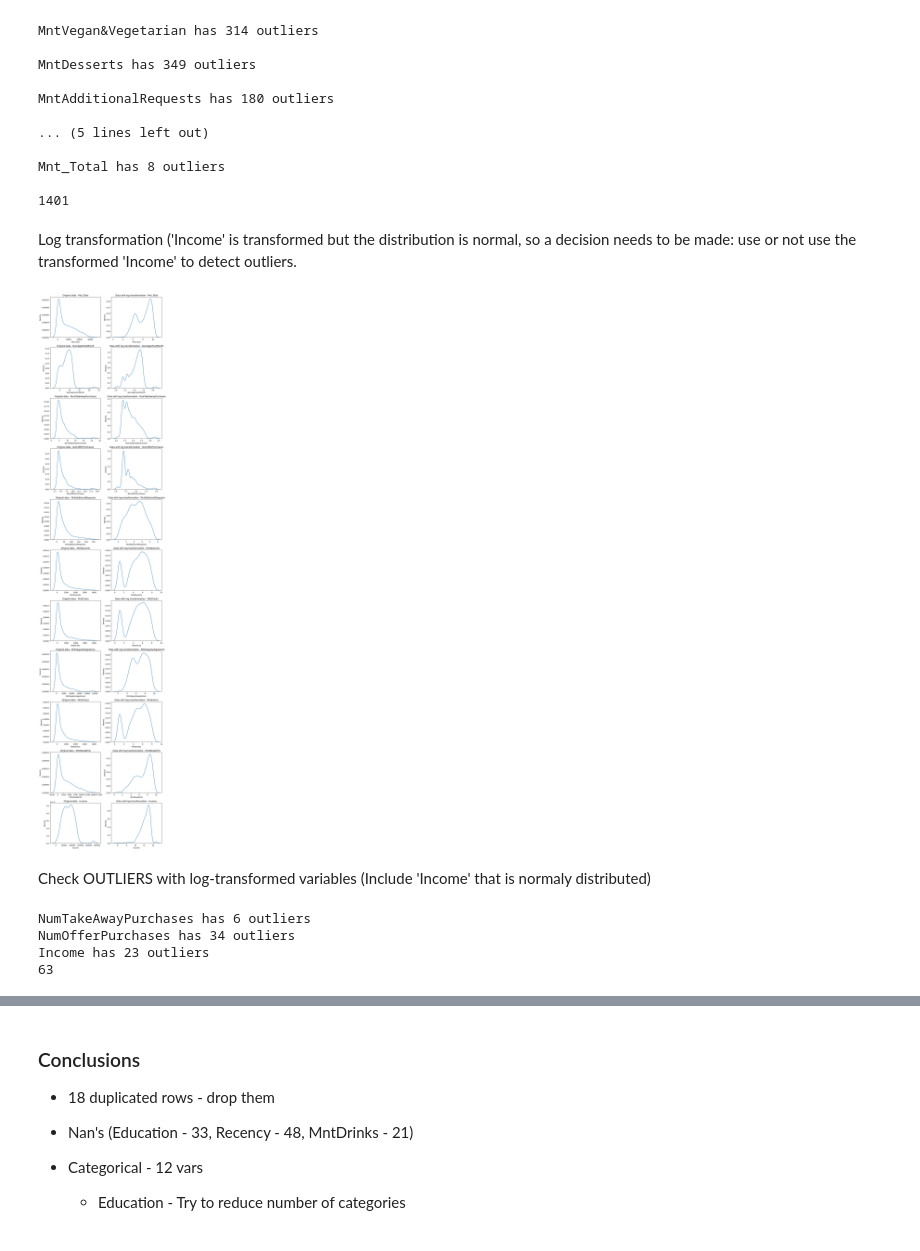
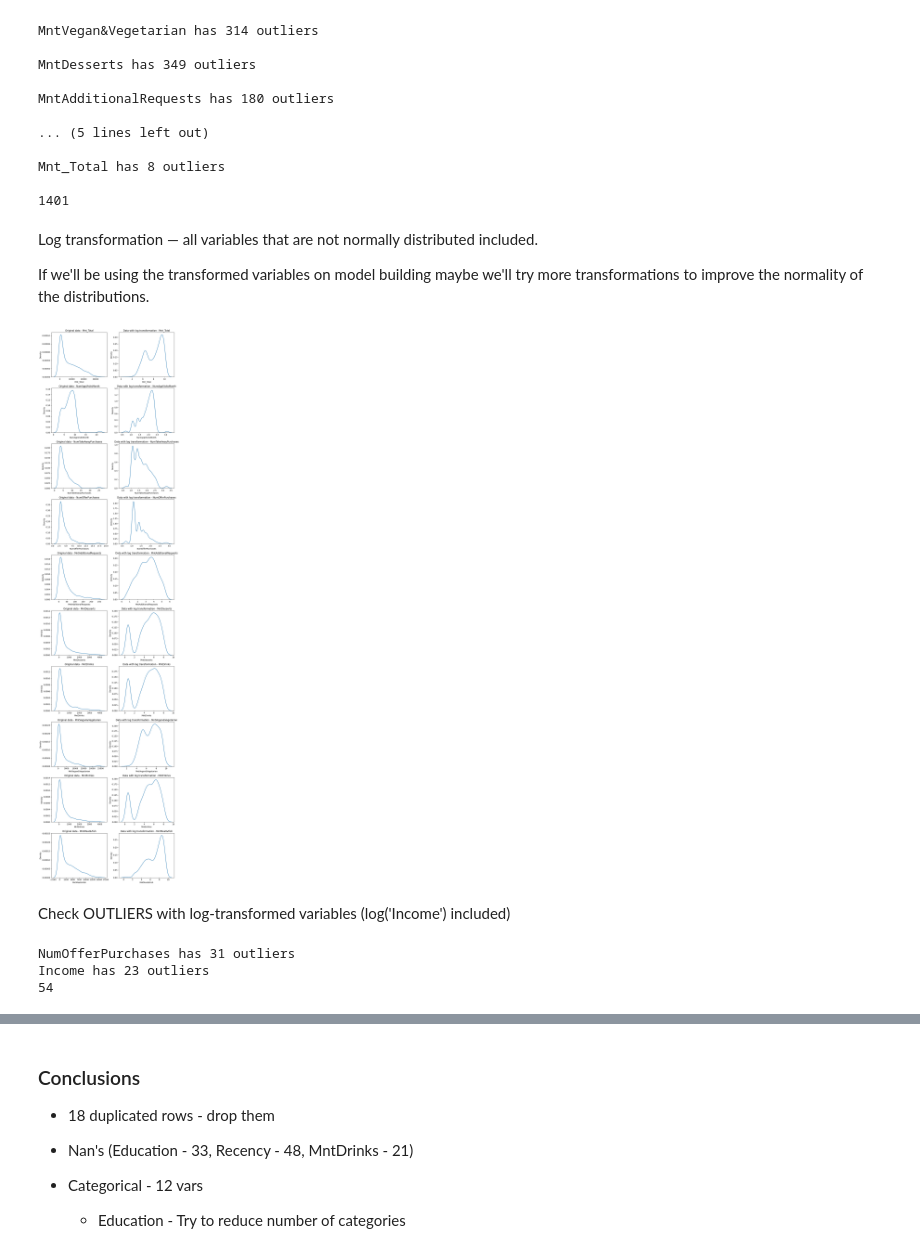
Before and after one commit to EFSA-Jedi-Group/Data-Science-and-ML, a Jupyter notebook: Project 2/Deliverables/DSML_202223_Predictive_Group21_Notebook_COPY.ipynb, the cells around one changed output, grey strips where cells are left out. Saved outputs shown, nothing was run; the diff lists cells and outputs as text; code cells hidden in the pictures.

```diff
--- a/Project 2/Deliverables/DSML_202223_Predictive_Group21_Notebook_COPY.ipynb
+++ b/Project 2/Deliverables/DSML_202223_Predictive_Group21_Notebook_COPY.ipynb
@@ -22,6 +29,7 @@ Data Imports
 # %%
-train = pd.read_excel('/content/Data-Science-and-ML/Project 2/Data/historical.xlsx')
-test= pd.read_excel('/content/Data-Science-and-ML/Project 2/Data/predict.xlsx')
+train = pd.read_excel(r"historical.xlsx")
+
+test= pd.read_excel(r"predict.xlsx")
 
 train.set_index('CustomerID', inplace = True)
 test.set_index('CustomerID', inplace = True)
@@ -260,37 +265,39 @@ MntAdditionalRequests has 180 outliers
 Mnt_Total has 8 outliers
 
 1401
-# %% [markdown]
-Log transformation ('Income' is transformed but the distribution is normal, so a decision needs to be made: use or not use the transformed 'Income' to detect outliers.
+# %% [markdown]
+Log transformation — all variables that are not normally distributed included.
+
+If we'll be using the transformed variables on model building maybe we'll try more transformations to improve the normality of the distributions.
 # %%
 vars_to_log = ['Mnt_Total', 'NumAppVisitsMonth', 'NumTakeAwayPurchases', 'NumOfferPurchases', 'MntAdditionalRequests', 'MntDesserts', 'MntDrinks',
-               'MntVegan&Vegetarian', 'MntEntries', 'MntMeat&Fish', 'Income']
+               'MntVegan&Vegetarian', 'MntEntries', 'MntMeat&Fish']
 
 fig, axs = plt.subplots(len(vars_to_log), 2, figsize=(10, 4 * len(vars_to_log))) # len(vars_to_log) == the number of rows in the subplot grid which is == to the length of the list
 
 log_transformed_vars = []
 
 for i, var in enumerate(vars_to_log):
     x = numeric[var]
 
     log_trans = np.log(x)
     log_transformed_vars.append(log_trans)
 
     # Original data
     sns.kdeplot(x, ax=axs[i, 0])
     axs[i, 0].set_title(f'Original data - {var}')
 
     # Transformed data
     sns.kdeplot(log_trans, ax=axs[i, 1])
     axs[i, 1].set_title(f'Data with log transformation - {var}')
 
 # Adjusting layout
 plt.tight_layout()
 plt.show()
 # %% [output]
-[figure, old version]
+[figure, new version]
 # %% [markdown]
-Check OUTLIERS with log-transformed variables (Include 'Income' that is normaly distributed)
+Check OUTLIERS with log-transformed variables (log('Income') included)
 # %%
 from scipy import stats
 
@@ -312,7 +319,6 @@ for i in log_transformed_vars:
 
 print(total_log)
 # %% [output]
-NumTakeAwayPurchases has 6 outliers
-NumOfferPurchases has 34 outliers
+NumOfferPurchases has 31 outliers
 Income has 23 outliers
-63
+54
```
Also changed, not shown: parts of 13 cells of this notebook.
